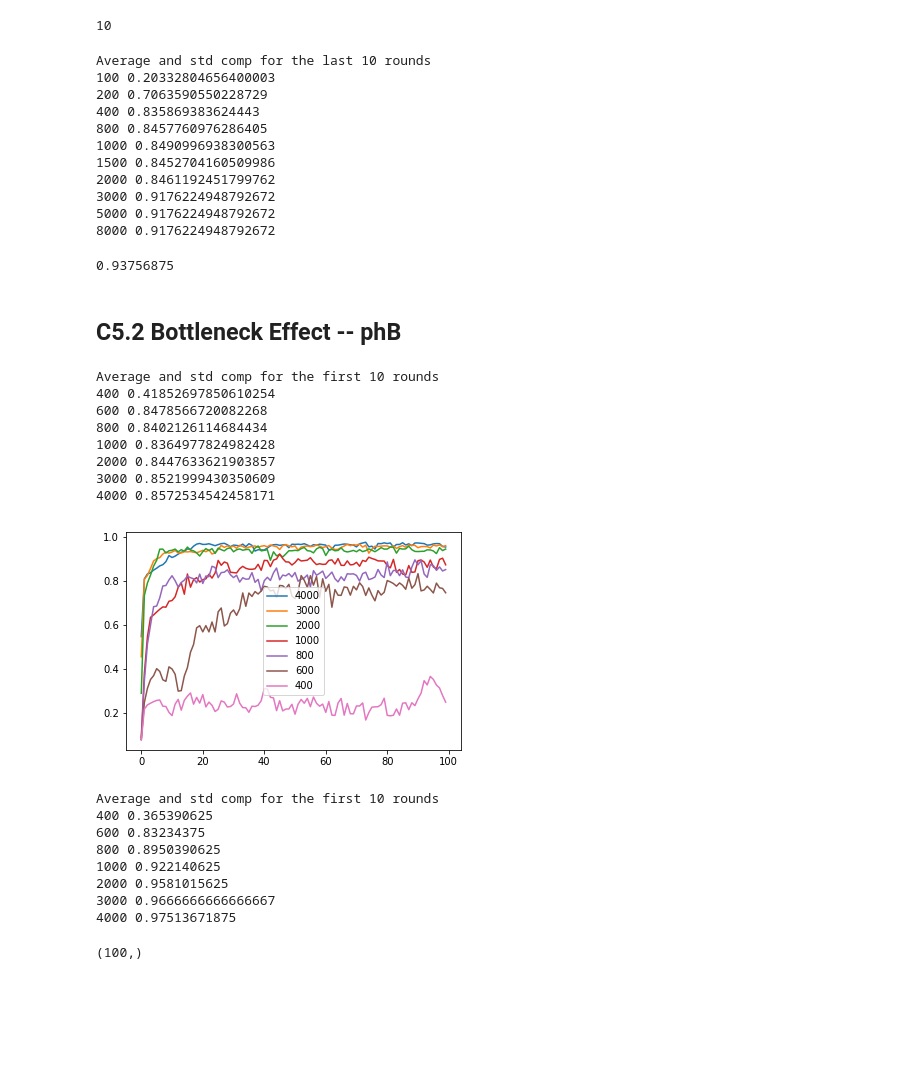
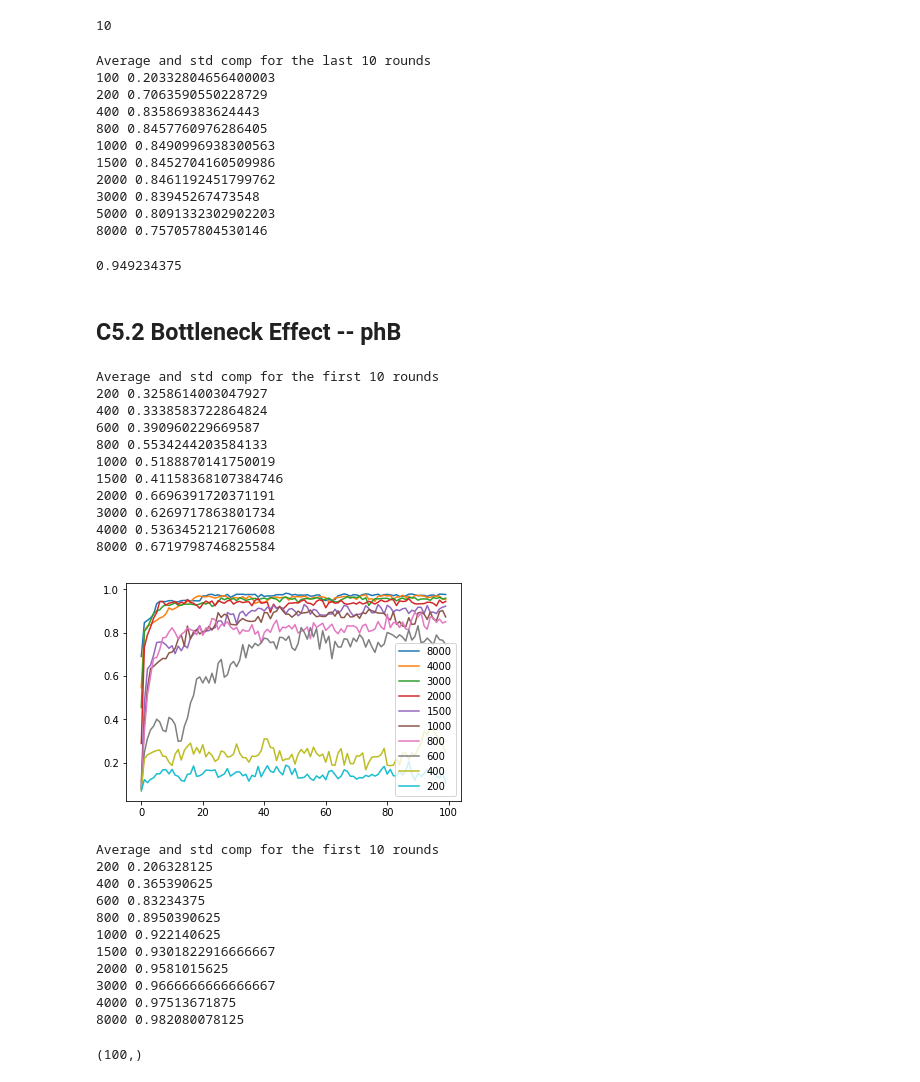
Before and after one commit to Joshua-Edinburgh/numeral_thesis, a Jupyter notebook: show_figures02.ipynb, the cells around one changed output. Drawn from its saved outputs; the diff is of its cells as text; code cells hidden in the pictures; blank space fills up the shorter version.

```diff
--- a/show_figures02.ipynb
+++ b/show_figures02.ipynb
@@ -59,7 +59,9 @@ def cmp_avg_std(CMP_phA):
     standa_cmp = smooth_rwd(matrix_cmp.std(1), 2*SMOOTH_RATIO)
     return averag_cmp, standa_cmp
 # %%
+CMP_phA8000 = cmp_avg_std(np.load(path+Path_phA8000+CMP))
 CMP_phA5000 = cmp_avg_std(np.load(path+Path_phA5000+CMP))
+CMP_phA3000 = cmp_avg_std(np.load(path+Path_phA3000+CMP))
 CMP_phA2000 = cmp_avg_std(np.load(path+Path_phA2000+CMP))
 CMP_phA1500 = cmp_avg_std(np.load(path+Path_phA1500+CMP))
 CMP_phA1000 = cmp_avg_std(np.load(path+Path_phA1000+CMP))
@@ -87,7 +91,9 @@ plt.show()
 CONV_SPD = [0, 10]
 #CONV_PER = [85, 95]
 
+avg_8000 = CMP_phA8000[0][CONV_SPD[0]:CONV_SPD[1]].mean()
 avg_5000 = CMP_phA5000[0][CONV_SPD[0]:CONV_SPD[1]].mean()
+avg_3000 = CMP_phA3000[0][CONV_SPD[0]:CONV_SPD[1]].mean()
 avg_2000 = CMP_phA2000[0][CONV_SPD[0]:CONV_SPD[1]].mean()
 avg_1500 = CMP_phA1500[0][CONV_SPD[0]:CONV_SPD[1]].mean()
 avg_1200 = CMP_phA1200[0][CONV_SPD[0]:CONV_SPD[1]].mean()
@@ -99,7 +105,9 @@ avg_200  = CMP_phA200[0][CONV_SPD[0]:CONV_SPD[1]].mean()
 avg_100  = CMP_phA100[0][CONV_SPD[0]:CONV_SPD[1]].mean()
 #avg_50   = CMP_phA50[0][CONV_SPD[0]:CONV_SPD[1]].mean()
 
+std_8000 = CMP_phA8000[0][CONV_SPD[0]:CONV_SPD[1]].std()
 std_5000 = CMP_phA5000[0][CONV_SPD[0]:CONV_SPD[1]].std()
+std_3000 = CMP_phA3000[0][CONV_SPD[0]:CONV_SPD[1]].std()
 std_2000 = CMP_phA2000[0][CONV_SPD[0]:CONV_SPD[1]].std()
 std_1500 = CMP_phA1500[0][CONV_SPD[0]:CONV_SPD[1]].std()
 std_1200 = CMP_phA1200[0][CONV_SPD[0]:CONV_SPD[1]].std()
@@ -111,8 +119,8 @@ std_200  = CMP_phA200[0][CONV_SPD[0]:CONV_SPD[1]].std()
 std_100  = CMP_phA100[0][CONV_SPD[0]:CONV_SPD[1]].std()
 #std_50   = CMP_phA50[0][CONV_SPD[0]:CONV_SPD[1]].std()
 
-y_plt_avg = np.asarray([avg_100, avg_200, avg_400, avg_800, avg_1000, avg_1500, avg_2000, avg_5000, avg_5000, avg_5000])
-y_plt_std = np.asarray([std_100, std_200, std_400, std_800, std_1000, std_1500, std_2000, std_5000, std_5000, std_5000])
+y_plt_avg = np.asarray([avg_100, avg_200, avg_400, avg_800, avg_1000, avg_1500, avg_2000, avg_3000, avg_5000, avg_8000])
+y_plt_std = np.asarray([std_100, std_200, std_400, std_800, std_1000, std_1500, std_2000, std_3000, std_5000, std_8000])
 print('Average and std comp for the first 10 rounds')
 
 for i in range(len(NS_LIST)):
@@ -135,8 +143,9 @@ len(NS_LIST)
 10
 # %%
 CONV_SPD = [90, 99]
-
+avg_8000 = CMP_phA8000[0][CONV_SPD[0]:CONV_SPD[1]].mean()
 avg_5000 = CMP_phA5000[0][CONV_SPD[0]:CONV_SPD[1]].mean()
+avg_3000 = CMP_phA3000[0][CONV_SPD[0]:CONV_SPD[1]].mean()
 avg_2000 = CMP_phA2000[0][CONV_SPD[0]:CONV_SPD[1]].mean()
 avg_1500 = CMP_phA1500[0][CONV_SPD[0]:CONV_SPD[1]].mean()
 avg_1200 = CMP_phA1200[0][CONV_SPD[0]:CONV_SPD[1]].mean()
@@ -148,7 +157,9 @@ avg_200  = CMP_phA200[0][CONV_SPD[0]:CONV_SPD[1]].mean()
 avg_100  = CMP_phA100[0][CONV_SPD[0]:CONV_SPD[1]].mean()
 #avg_50   = CMP_phA50[0][CONV_SPD[0]:CONV_SPD[1]].mean()
 
+std_8000 = CMP_phA8000[0][CONV_SPD[0]:CONV_SPD[1]].std()
 std_5000 = CMP_phA5000[0][CONV_SPD[0]:CONV_SPD[1]].std()
+std_3000 = CMP_phA3000[0][CONV_SPD[0]:CONV_SPD[1]].std()
 std_2000 = CMP_phA2000[0][CONV_SPD[0]:CONV_SPD[1]].std()
 std_1500 = CMP_phA1500[0][CONV_SPD[0]:CONV_SPD[1]].std()
 std_1200 = CMP_phA1200[0][CONV_SPD[0]:CONV_SPD[1]].std()
@@ -160,8 +171,9 @@ std_200  = CMP_phA200[0][CONV_SPD[0]:CONV_SPD[1]].std()
 std_100  = CMP_phA100[0][CONV_SPD[0]:CONV_SPD[1]].std()
 #std_50   = CMP_phA50[0][CONV_SPD[0]:CONV_SPD[1]].std()
 
-y_plt_avg = np.asarray([avg_100, avg_200, avg_400, avg_800, avg_1000, avg_1500, avg_2000, avg_5000, avg_5000, avg_5000])
-y_plt_std = np.asarray([std_100, std_200, std_400, std_800, std_1000, std_1500, std_2000, std_5000, std_5000, std_5000])
+y_plt_avg = np.asarray([avg_100, avg_200, avg_400, avg_800, avg_1000, avg_1500, avg_2000, avg_3000, avg_5000, avg_8000])
+y_plt_std = np.asarray([std_100, std_200, std_400, std_800, std_1000, std_1500, std_2000, std_3000, std_5000, std_8000])
+
 print('Average and std comp for the last 10 rounds')
 
 for i in range(len(NS_LIST)):
@@ -175,12 +187,14 @@ Average and std comp for the last 10 rounds
 1000 0.8490996938300563
 1500 0.8452704160509986
 2000 0.8461192451799762
-3000 0.9176224948792672
-5000 0.9176224948792672
-8000 0.9176224948792672
+3000 0.83945267473548
+5000 0.8091332302902203
+8000 0.757057804530146
 # %%
 SMOOTH_RATIO=1
+RWD_phA8000 = cmp_avg_std(np.load(path+Path_phA8000+RWD)/64)
 RWD_phA5000 = cmp_avg_std(np.load(path+Path_phA5000+RWD)/64)
+RWD_phA3000 = cmp_avg_std(np.load(path+Path_phA3000+RWD)/64)
 RWD_phA2000 = cmp_avg_std(np.load(path+Path_phA2000+RWD)/64)
 RWD_phA1500 = cmp_avg_std(np.load(path+Path_phA1500+RWD)/64)
 RWD_phA1000 = cmp_avg_std(np.load(path+Path_phA1000+RWD)/64)
@@ -192,34 +206,39 @@ RWD_phA200  = cmp_avg_std(np.load(path+Path_phA200+RWD)/64)
 RWD_phA100  = cmp_avg_std(np.load(path+Path_phA100+RWD)/64)
 #CMP_phA50   = cmp_avg_std(np.load(path+Path_phA50+RWD)/64)
 
-print(RWD_phA5000[0].max())
+print(RWD_phA8000[0].max())
 # %% [output]
-0.93756875
+0.949234375
 # %% [markdown]
 C5.2 Bottleneck Effect -- phB
 ----------
 # %%
-NS_LIST_B = [400, 600, 800, 1000, 2000, 3000, 4000]
+NS_LIST_B = [200, 400, 600, 800, 1000, 1500, 2000, 3000, 4000, 8000]
+CMP_phB8000 = cmp_avg_std(np.load(path+Path_phB8000+CMP))
 CMP_phB4000 = cmp_avg_std(np.load(path+Path_phB4000+CMP))
 CMP_phB3000 = cmp_avg_std(np.load(path+Path_phB3000+CMP))
 CMP_phB2000 = cmp_avg_std(np.load(path+Path_phB2000+CMP))
+CMP_phB1500 = cmp_avg_std(np.load(path+Path_phB1500+CMP))
 CMP_phB1000 = cmp_avg_std(np.load(path+Path_phB1000+CMP))
 CMP_phB800  = cmp_avg_std(np.load(path+Path_phB800+CMP))
 CMP_phB600  = cmp_avg_std(np.load(path+Path_phB600+CMP))
 CMP_phB400  = cmp_avg_std(np.load(path+Path_phB400+CMP))
+CMP_phB200  = cmp_avg_std(np.load(path+Path_phB200+CMP))
 
-CONV_SPD = [90, 99]
+CONV_SPD = [0, 10]
 #CONV_PER = [85, 95]
-
+Bavg_8000 = CMP_phB8000[0][CONV_SPD[0]:CONV_SPD[1]].mean()
 Bavg_4000 = CMP_phB4000[0][CONV_SPD[0]:CONV_SPD[1]].mean()
 Bavg_3000 = CMP_phB3000[0][CONV_SPD[0]:CONV_SPD[1]].mean()
 Bavg_2000 = CMP_phB2000[0][CONV_SPD[0]:CONV_SPD[1]].mean()
+Bavg_1500 = CMP_phB1500[0][CONV_SPD[0]:CONV_SPD[1]].mean()
 Bavg_1000 = CMP_phB1000[0][CONV_SPD[0]:CONV_SPD[1]].mean()
 Bavg_800 = CMP_phB800[0][CONV_SPD[0]:CONV_SPD[1]].mean()
 Bavg_600 = CMP_phB600[0][CONV_SPD[0]:CONV_SPD[1]].mean()
 Bavg_400 = CMP_phB400[0][CONV_SPD[0]:CONV_SPD[1]].mean()
+Bavg_200 = CMP_phB200[0][CONV_SPD[0]:CONV_SPD[1]].mean()
 
-y_plt_avg = np.asarray([Bavg_400, Bavg_600, Bavg_800, Bavg_1000, Bavg_2000,Bavg_3000,Bavg_4000])
+y_plt_avg = np.asarray([Bavg_200, Bavg_400, Bavg_600, Bavg_800, Bavg_1000, Bavg_1500, Bavg_2000,Bavg_3000,Bavg_4000, Bavg_8000])
 
 print('Average and std comp for the first 10 rounds')
 
@@ -227,48 +246,60 @@ for i in range(len(NS_LIST_B)):
     print(NS_LIST_B[i], y_plt_avg[i])
 # %% [output]
 Average and std comp for the first 10 rounds
-400 0.41852697850610254
-600 0.8478566720082268
-800 0.8402126114684434
-1000 0.8364977824982428
-2000 0.8447633621903857
-3000 0.8521999430350609
-4000 0.8572534542458171
+200 0.3258614003047927
+400 0.3338583722864824
+600 0.390960229669587
+800 0.5534244203584133
+1000 0.5188870141750019
+1500 0.41158368107384746
+2000 0.6696391720371191
+3000 0.6269717863801734
+4000 0.5363452121760608
+8000 0.6719798746825584
 # %%
+RWD_phB8000 = cmp_avg_std(np.load(path+Path_phB8000+RWD)/64)
 RWD_phB4000 = cmp_avg_std(np.load(path+Path_phB4000+RWD)/64)
 RWD_phB3000 = cmp_avg_std(np.load(path+Path_phB3000+RWD)/64)
 RWD_phB2000 = cmp_avg_std(np.load(path+Path_phB2000+RWD)/64)
+RWD_phB1500 = cmp_avg_std(np.load(path+Path_phB1500+RWD)/64)
 RWD_phB1000 = cmp_avg_std(np.load(path+Path_phB1000+RWD)/64)
 RWD_phB800  = cmp_avg_std(np.load(path+Path_phB800+RWD)/64)
 RWD_phB600  = cmp_avg_std(np.load(path+Path_phB600+RWD)/64)
 RWD_phB400  = cmp_avg_std(np.load(path+Path_phB400+RWD)/64)
+RWD_phB200  = cmp_avg_std(np.load(path+Path_phB200+RWD)/64)
 
+plt.plot(RWD_phB8000[0],label='8000')
 plt.plot(RWD_phB4000[0],label='4000')
 plt.plot(RWD_phB3000[0],label='3000')
 plt.plot(RWD_phB2000[0],label='2000')
+plt.plot(RWD_phB1500[0],label='1500')
 plt.plot(RWD_phB1000[0],label='1000')
 plt.plot(RWD_phB800[0],label='800')
 plt.plot(RWD_phB600[0],label='600')
 plt.plot(RWD_phB400[0],label='400')
+plt.plot(RWD_phB200[0],label='200')
 plt.legend()
 plt.show()
 
-y_plt_avg = np.asarray([RWD_phB400, RWD_phB600, RWD_phB800, RWD_phB1000, RWD_phB2000,RWD_phB3000,RWD_phB4000])
+y_plt_avg = np.asarray([RWD_phB200, RWD_phB400, RWD_phB600, RWD_phB800, RWD_phB1000, RWD_phB1500, RWD_phB2000,RWD_phB3000,RWD_phB4000,RWD_phB8000])
 
 print('Average and std comp for the first 10 rounds')
 
 for i in range(len(NS_LIST_B)):
     print(NS_LIST_B[i], y_plt_avg[i].max())
 # %% [output]
-[figure, old version]
+[figure, new version]
 Average and std comp for the first 10 rounds
+200 0.206328125
 400 0.365390625
 600 0.83234375
 800 0.8950390625
 1000 0.922140625
+1500 0.9301822916666667
 2000 0.9581015625
 3000 0.9666666666666667
 4000 0.97513671875
+8000 0.982080078125
 # %%
 RWD_phB400[0].shape
 # %% [output]
```
Also changed, not shown: parts of 2 cells of this notebook, 1 other file.
